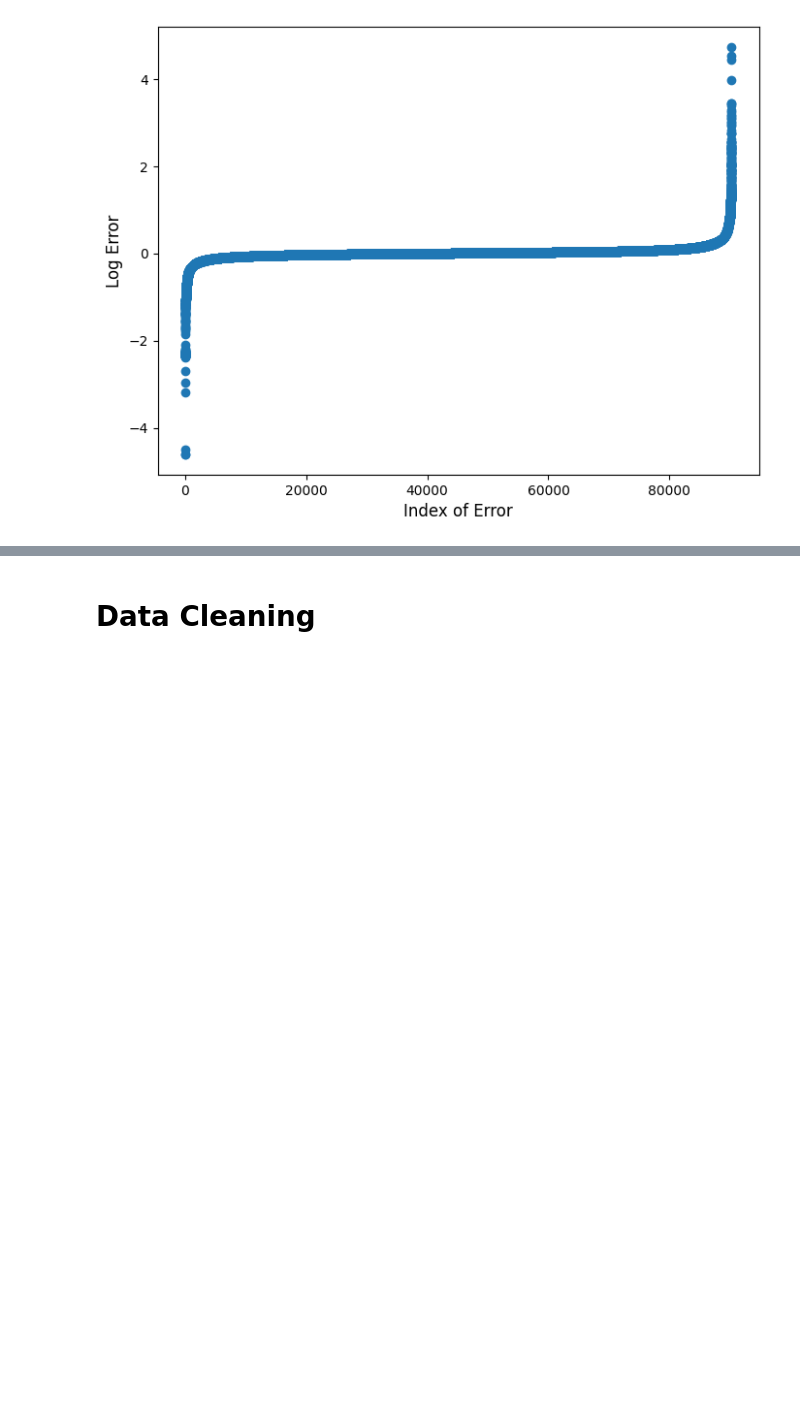
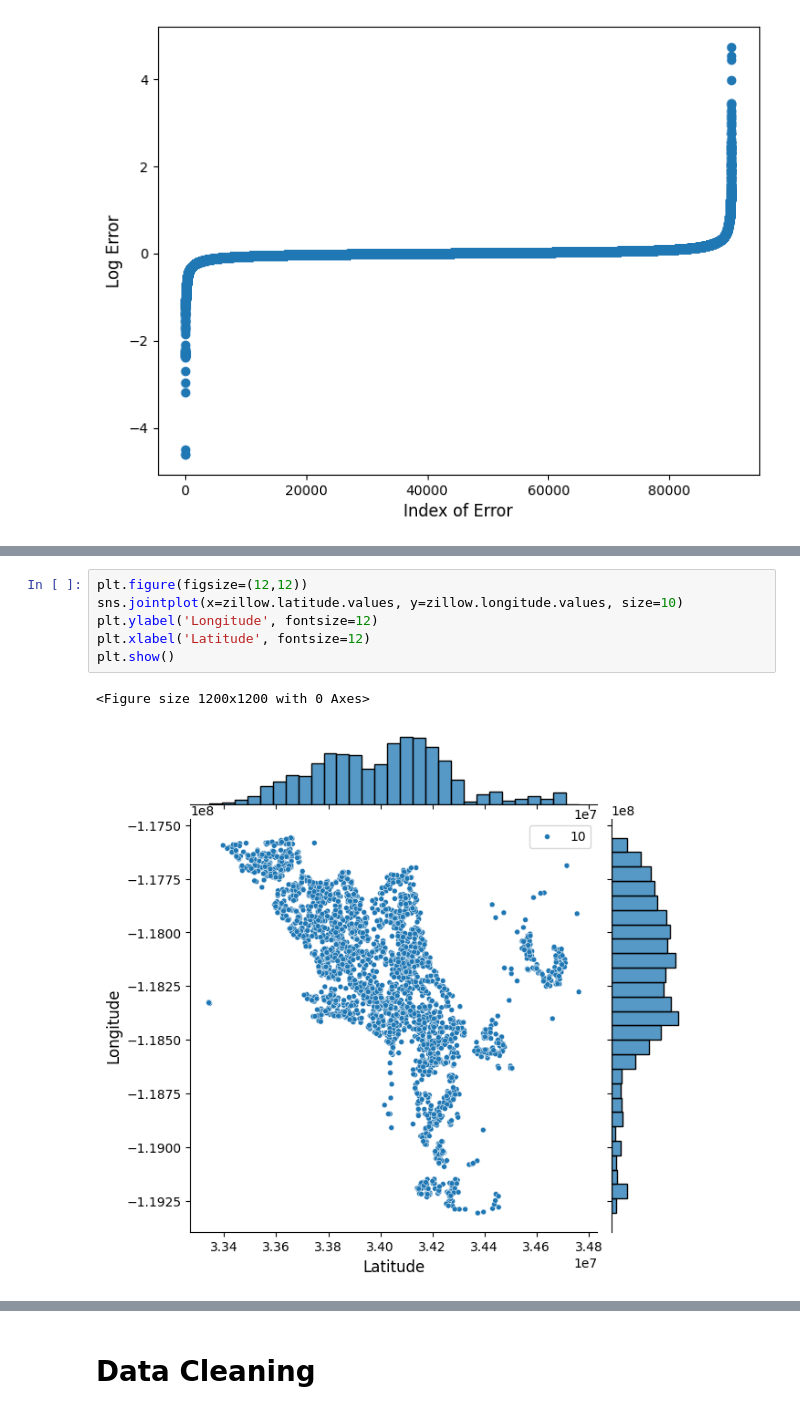
Before and after one commit to efazHossain/DATA-4380, a Jupyter notebook: Projects/TabularData/Zillow_Zestimate.ipynb, the cells around one changed output, grey strips where cells are left out. Cells and saved outputs as stored; diff of their text form; blank space fills up the shorter version.

```diff
--- a/Projects/TabularData/Zillow_Zestimate.ipynb
+++ b/Projects/TabularData/Zillow_Zestimate.ipynb
@@ -209,0 +223,9 @@ sns.pointplot(x='month',y='logerror',data=monthly_error)
+# %%
+plt.figure(figsize=(12,12))
+sns.jointplot(x=zillow.latitude.values, y=zillow.longitude.values, size=10)
+plt.ylabel('Longitude', fontsize=12)
+plt.xlabel('Latitude', fontsize=12)
+plt.show()
+# %% [output]
+<Figure size 1200x1200 with 0 Axes>
+[figure, new version]
```
Also changed, not shown: parts of 20 cells of this notebook.
